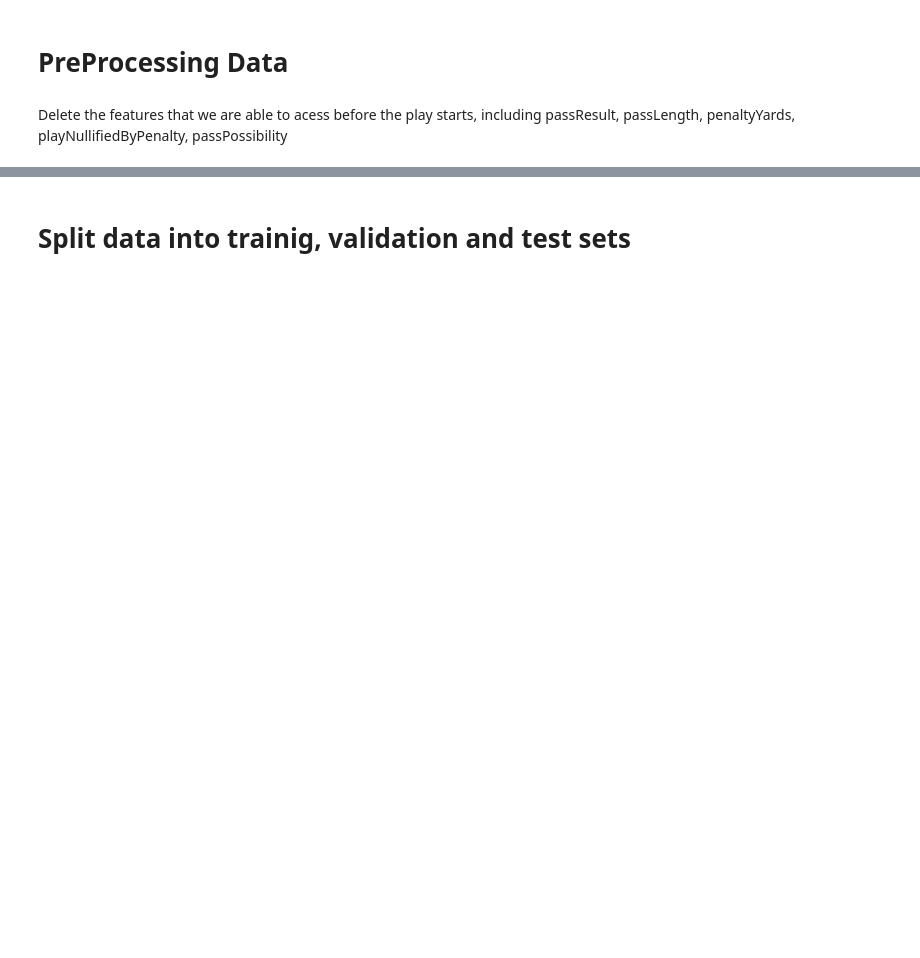
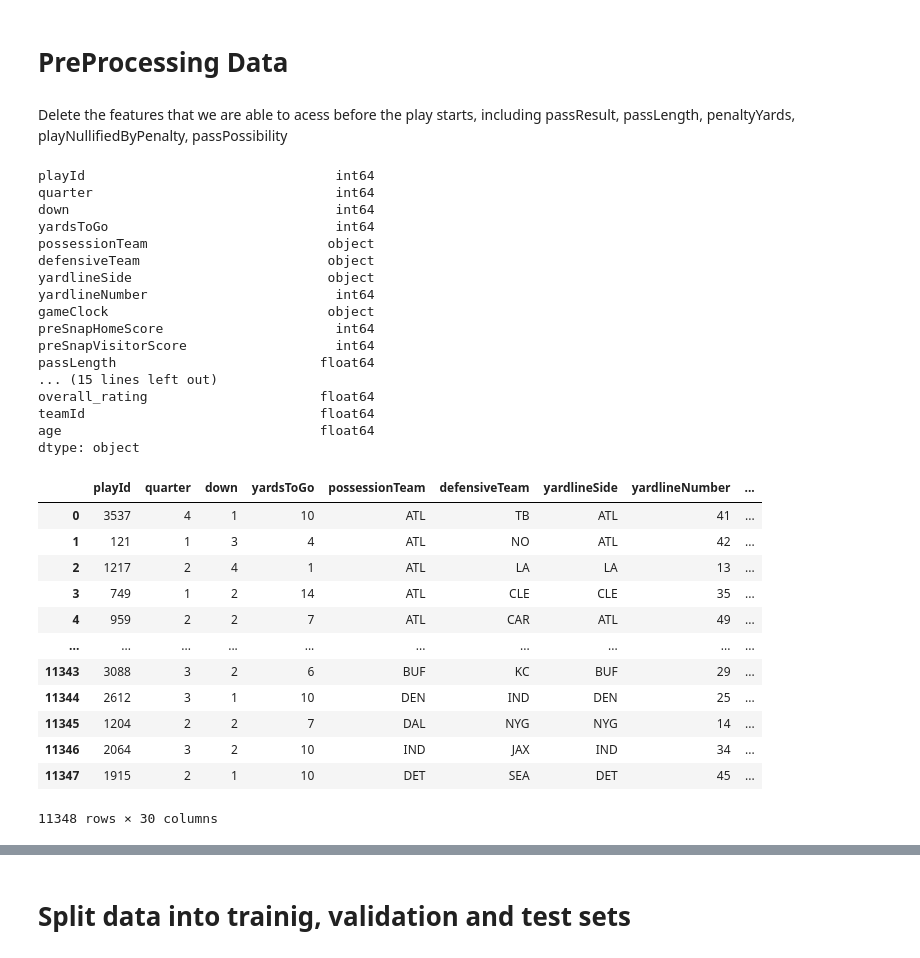
Before and after one commit to davidhong013/csci567_final_project, a Jupyter notebook: 567_Project_NN.ipynb, the cells around one changed output, grey strips where cells are left out. Drawn from its saved outputs; the diff is of its cells as text; code cells hidden in the pictures; blank space fills up the shorter version.

```diff
--- a/567_Project_NN.ipynb
+++ b/567_Project_NN.ipynb
@@ -30,6 +30,41 @@ df = df.drop(features_to_delete, axis=1)
 # delete a few descriptive features:
 Features_to_delete = ['playDescription', 'gameId', 'ballCarrierId', 'ballCarrierDisplayName', 'collegeName', 'Full Name', 'Team']
 df = df.drop(Features_to_delete, axis=1)
+# %%
+column_data_types = df.dtypes
+print(column_data_types)
+df
+# %% [output]
+playId                                int64
+quarter                               int64
+down                                  int64
+yardsToGo                             int64
+possessionTeam                       object
+defensiveTeam                        object
+yardlineSide                         object
+yardlineNumber                        int64
+gameClock                            object
+preSnapHomeScore                      int64
+preSnapVisitorScore                   int64
+passLength                          float64
+... (15 lines left out)
+overall_rating                      float64
+teamId                              float64
+age                                 float64
+dtype: object
+|  | playId | quarter | down | yardsToGo | possessionTeam | defensiveTeam | yardlineSide | yardlineNumber | ... |
+| 0 | 3537 | 4 | 1 | 10 | ATL | TB | ATL | 41 | ... |
+| 1 | 121 | 1 | 3 | 4 | ATL | NO | ATL | 42 | ... |
+| 2 | 1217 | 2 | 4 | 1 | ATL | LA | LA | 13 | ... |
+| 3 | 749 | 1 | 2 | 14 | ATL | CLE | CLE | 35 | ... |
+| 4 | 959 | 2 | 2 | 7 | ATL | CAR | ATL | 49 | ... |
+| ... | ... | ... | ... | ... | ... | ... | ... | ... | ... |
+| 11343 | 3088 | 3 | 2 | 6 | BUF | KC | BUF | 29 | ... |
+| 11344 | 2612 | 3 | 1 | 10 | DEN | IND | DEN | 25 | ... |
+| 11345 | 1204 | 2 | 2 | 7 | DAL | NYG | NYG | 14 | ... |
+| 11346 | 2064 | 3 | 2 | 10 | IND | JAX | IND | 34 | ... |
+| 11347 | 1915 | 2 | 1 | 10 | DET | SEA | DET | 45 | ... |
+11348 rows × 30 columns
 # %%
 # Combine all unique values from the relevant columns into one list
 unique_teams = pd.unique(df[['possessionTeam', 'defensiveTeam', 'yardlineSide']].values.ravel('K'))
```
Also changed, not shown: parts of 9 cells of this notebook, 1 other file.
